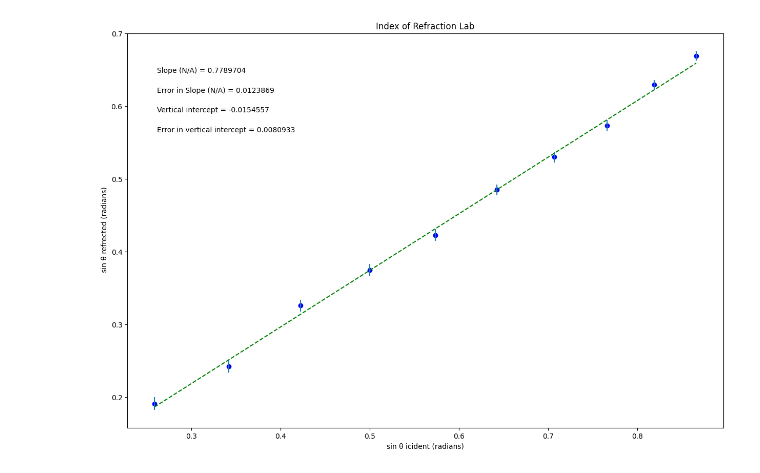
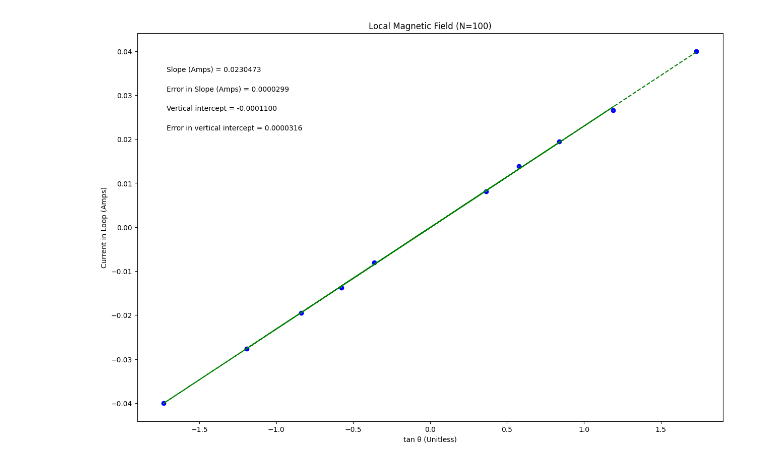
Before and after one commit to Aid3n-Erickson/218-labs, a Jupyter notebook: Copy_of_PHSXlab_plotting_template.ipynb, the cells around one changed output. Cells and saved outputs as stored; diff of their text form; code cells hidden in the pictures.

Commit message:
Magnetic Dipole Moment

```diff
--- a/Copy_of_PHSXlab_plotting_template.ipynb
+++ b/Copy_of_PHSXlab_plotting_template.ipynb
@@ -1,10 +1,6 @@
 # %% [markdown]
 <a href="https://colab.research.google.com/github/Aid3n-Erickson/218-labs/blob/main/Copy_of_PHSXlab_plotting_template.ipynb" target="_parent"><img src="https://colab.research.google.com/assets/colab-badge.svg" alt="Open In Colab"/></a>
 # %%
-#PHSX 216 & 218 plotting code
-#Brianna Beller
-#Updated September 2023
-
 #import packages and libraries, assign shortcut names
 %matplotlib inline
 from __future__ import division #only used if running python 2
@@ -19,11 +15,11 @@ import matplotlib.pyplot as plt
 #variable names should start with a letter and must contain only letters, numbers, and underscores
 
 
-xvariable_changeme = np.array([0.258819, 0.34202, 0.422618, 0.5, 0.573576, 0.642788, 0.707107, 0.766044, 0.819152, 0.866025])
+xvariable_changeme = np.array([1.732051, -1.73205, 1.191754, -1.19175, 0.8391, -0.8391, 0.57735, -0.57735, 0.36397, -0.36397])
 
-yvariable_changeme = np.array([0.190809, 0.241922, 0.325568, 0.374607, 0.422618, 0.48481, 0.529919, 0.573576, 0.62932, 0.669131])
+yvariable_changeme = np.array([0.040, -0.040, 0.0265, -0.0277, 0.0195, -0.0195, 0.0138, -0.0138, 0.0081, -0.0080])
 
-err_yvariable_changeme = np.array([0.00857347, 0.008476532, 0.008263498, 0.008105367, 0.007925019, 0.00765086, 0.0074207, 0.007170199, 0.006805754, 0.006510558])
+err_yvariable_changeme = np.array([0.0001, 0.0001, 0.0001, 0.0001, 0.0001, 0.0001, 0.0001, 0.0001, 0.0001, 0.0001])
 
 
 
@@ -37,10 +33,10 @@ dy = err_yvariable_changeme        #this should be your error in y array
 
 #UPDATE EACH OF THESE 4 STRINGS FOR YOUR PLOT LABELS AS YOU WANT THEM TO APPEAR
 
-plot_title= 'Index of Refraction Lab'
-x_label= 'sin θ icident (radians)'
-y_label= ' sin θ refrected (radians)'
-slope_units= 'N/A'
+plot_title= 'Local Magnetic Field (N=100)'
+x_label= 'tan θ (Unitless)'
+y_label= 'Current in Loop (Amps)'
+slope_units= 'Amps'
 
 #UPDATE ANNOTATION PLACEMENT SO IT'S OUT OF WAY OF PLOTTED DATA AND BEST FIT LINE
 #integer from 1 to 4, top R corner is 1 (counter-clockwise from there)
@@ -92,31 +88,31 @@ elif annotation_placement==3 or annotation_placement==4:
 #Don't need to change anything in this section!
 
 #Plot data on graph. Plot error bars and place values for slope,
 #error in slope, and vertical intercept (plus error) on the plot using "annotate"
 
 plt.figure(figsize=(15,10))
 
 plt.plot(x, fit, color='green', linestyle='--')
 plt.scatter(x, y, color='blue', marker='o')
 
 plt.xlabel(x_label)
 plt.ylabel(y_label)
 plt.title(plot_title)
 
 plt.errorbar(x, y, yerr=dy, xerr=None, fmt="none") #don't need to plot x error bars
 
 plt.annotate('Slope ({}) = {value:.{digits}f}'.format(slope_units,value=m, digits=7),
              (xpos, ypos[0]), xycoords='axes fraction')
 
 plt.annotate('Error in Slope ({}) = {value:.{digits}f}'.format(slope_units,value=dm, digits=7),
              (xpos, ypos[1]), xycoords='axes fraction')
 
 plt.annotate('Vertical intercept = {value:.{digits}f}'.format(value=b, digits=7),
              (xpos, ypos[2]), xycoords='axes fraction')
 
 plt.annotate('Error in vertical intercept = {value:.{digits}f}'.format(value=db, digits=7),
              (xpos, ypos[3]), xycoords='axes fraction')
 
 plt.show()
 # %% [output]
-[figure, old version]
+[figure, new version]
```
Also changed, not shown: parts of 2 cells of this notebook.
